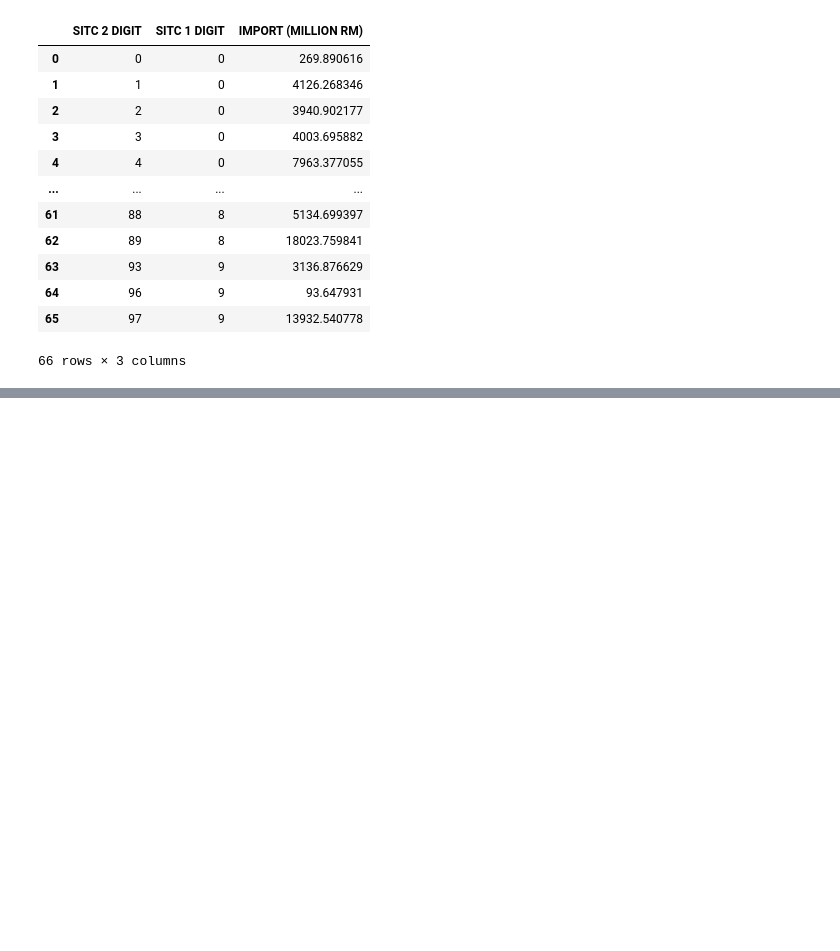
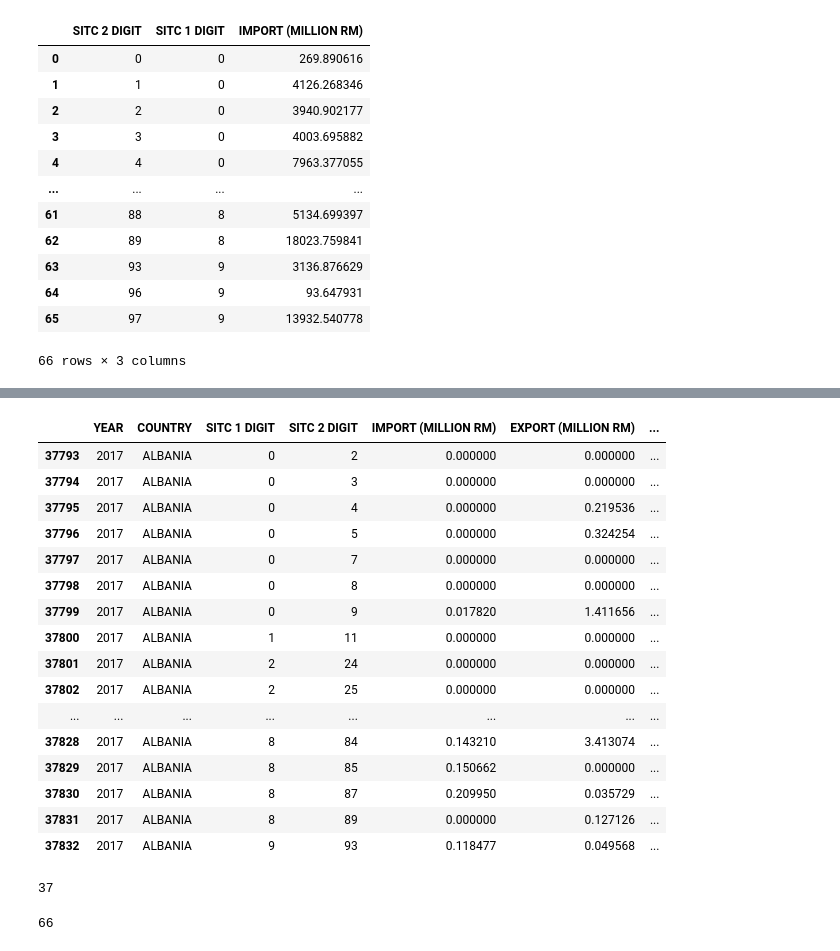
Before and after one commit to hazimutalib/dosm, a Jupyter notebook: Untitled.ipynb, the cells around one changed output, grey strips where cells are left out. Drawn from its saved outputs; the diff is of its cells as text; code cells hidden in the pictures; blank space fills up the shorter version.

```diff
--- a/Untitled.ipynb
+++ b/Untitled.ipynb
@@ -370,0 +387,28 @@ df_group
+# %%
+df[df['COUNTRY'] == 'ALBANIA']
+# %% [output]
+|  | YEAR | COUNTRY | SITC 1 DIGIT | SITC 2 DIGIT | IMPORT (MILLION RM) | EXPORT (MILLION RM) | ... |
+| 37793 | 2017 | ALBANIA | 0 | 2 | 0.000000 | 0.000000 | ... |
+| 37794 | 2017 | ALBANIA | 0 | 3 | 0.000000 | 0.000000 | ... |
+| 37795 | 2017 | ALBANIA | 0 | 4 | 0.000000 | 0.219536 | ... |
+| 37796 | 2017 | ALBANIA | 0 | 5 | 0.000000 | 0.324254 | ... |
+| 37797 | 2017 | ALBANIA | 0 | 7 | 0.000000 | 0.000000 | ... |
+| 37798 | 2017 | ALBANIA | 0 | 8 | 0.000000 | 0.000000 | ... |
+| 37799 | 2017 | ALBANIA | 0 | 9 | 0.017820 | 1.411656 | ... |
+| 37800 | 2017 | ALBANIA | 1 | 11 | 0.000000 | 0.000000 | ... |
+| 37801 | 2017 | ALBANIA | 2 | 24 | 0.000000 | 0.000000 | ... |
+| 37802 | 2017 | ALBANIA | 2 | 25 | 0.000000 | 0.000000 | ... |
+| ... | ... | ... | ... | ... | ... | ... | ... |
+| 37828 | 2017 | ALBANIA | 8 | 84 | 0.143210 | 3.413074 | ... |
+| 37829 | 2017 | ALBANIA | 8 | 85 | 0.150662 | 0.000000 | ... |
+| 37830 | 2017 | ALBANIA | 8 | 87 | 0.209950 | 0.035729 | ... |
+| 37831 | 2017 | ALBANIA | 8 | 89 | 0.000000 | 0.127126 | ... |
+| 37832 | 2017 | ALBANIA | 9 | 93 | 0.118477 | 0.049568 | ... |
+# %%
+len(df[df['COUNTRY'] == 'AFGHANISTAN'])
+# %% [output]
+37
+# %%
+len(df[df['COUNTRY'] == 'SINGAPORE'])
+# %% [output]
+66
```
Also changed, not shown: parts of 2 cells of this notebook, 2 other files.
